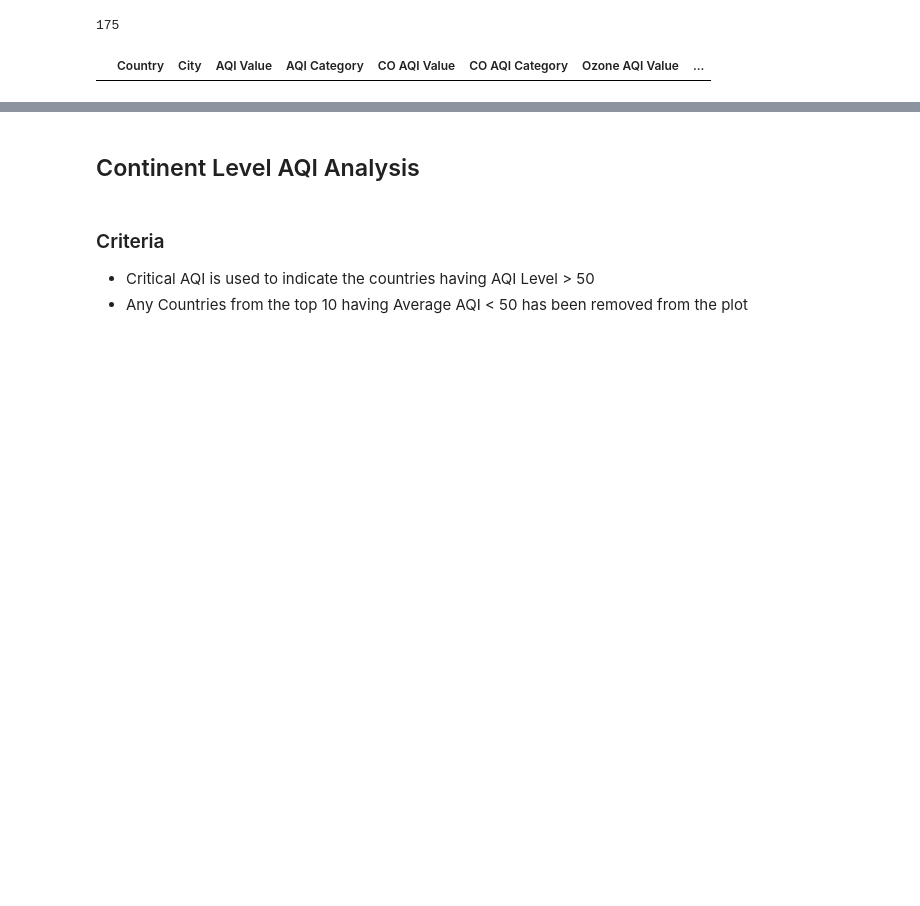
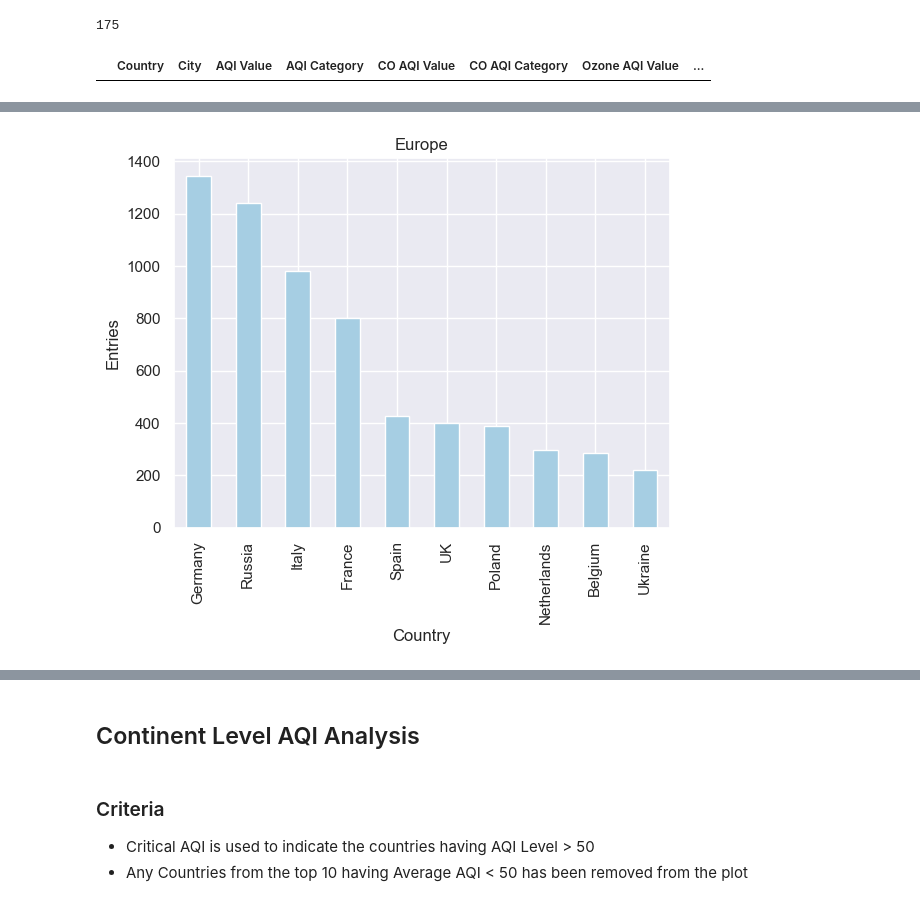
Before and after one commit to BSU04/Global-Air-Quality-Prediction, a Jupyter notebook: gap-eda.ipynb, the cells around one changed output, grey strips where cells are left out. Drawn from its saved outputs; the diff is of its cells as text; code cells hidden in the pictures; blank space fills up the shorter version.

```diff
--- a/gap-eda.ipynb
+++ b/gap-eda.ipynb
@@ -843,0 +756,7 @@ Name: Country, dtype: int64
+# %%
+europe["Country"].value_counts().head(10).plot(kind='bar');
+plt.title("Europe")
+plt.xlabel("Country")
+plt.ylabel("Entries");
+# %% [output]
+[figure, added]
```
Also changed, not shown: parts of 10 cells of this notebook.
